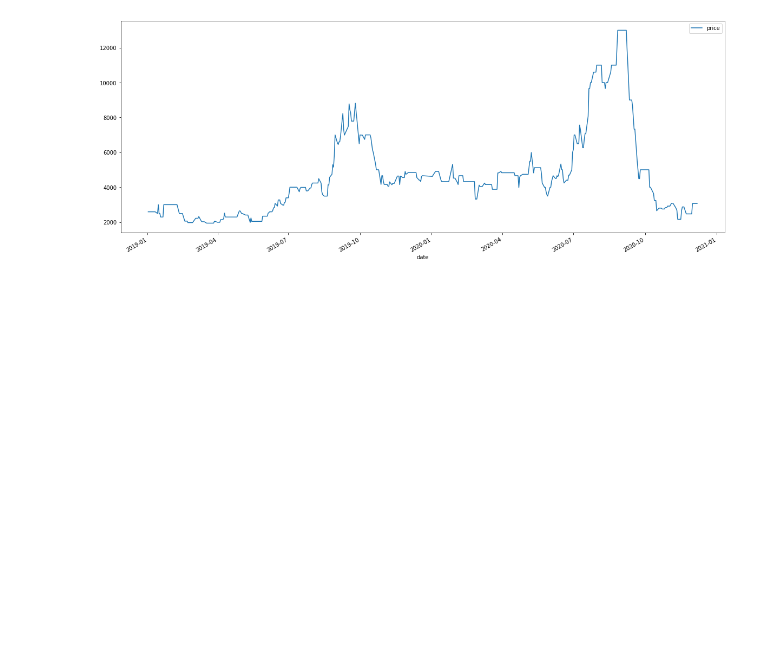
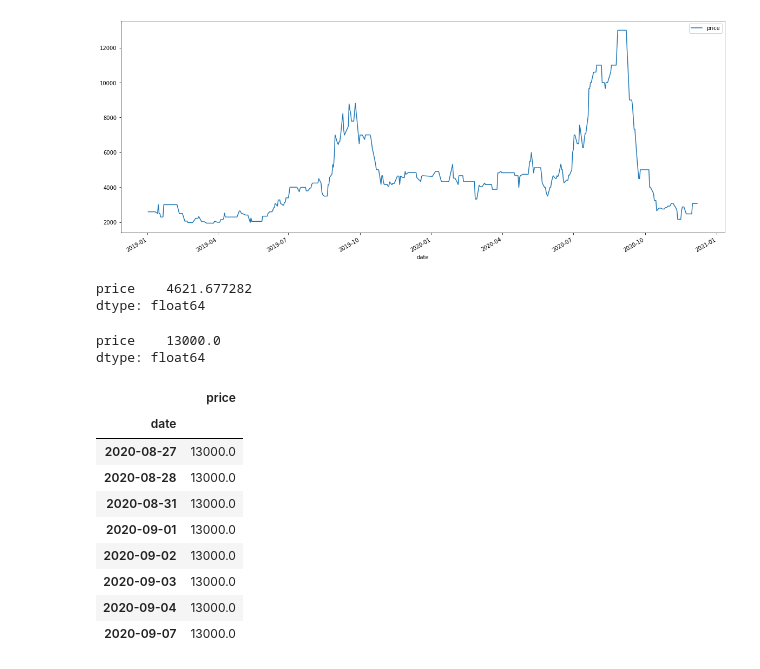
Before and after one commit to koreabao/public_data, a Jupyter notebook: 배추값.ipynb, the cells around one changed output. Cells and saved outputs as stored; diff of their text form; code cells hidden in the pictures; blank space fills up the shorter version.

```diff
--- a/배추값.ipynb
+++ b/배추값.ipynb
@@ -243,3 +243,26 @@ datafile = pd.concat([df19, df20], axis=0 )
 datafile.plot(figsize=(20,8));
 # %% [output]
 [figure]
+# %%
+datafile.mean()
+# %% [output]
+price    4621.677282
+dtype: float64
+# %%
+datafile.max()
+# %% [output]
+price    13000.0
+dtype: float64
+# %%
+datafile[datafile['price'] == 13000.0]
+# %% [output]
+|  | price |
+| date |  |
+| 2020-08-27 | 13000.0 |
+| 2020-08-28 | 13000.0 |
+| 2020-08-31 | 13000.0 |
+| 2020-09-01 | 13000.0 |
+| 2020-09-02 | 13000.0 |
+| 2020-09-03 | 13000.0 |
+| 2020-09-04 | 13000.0 |
+| 2020-09-07 | 13000.0 |
```
